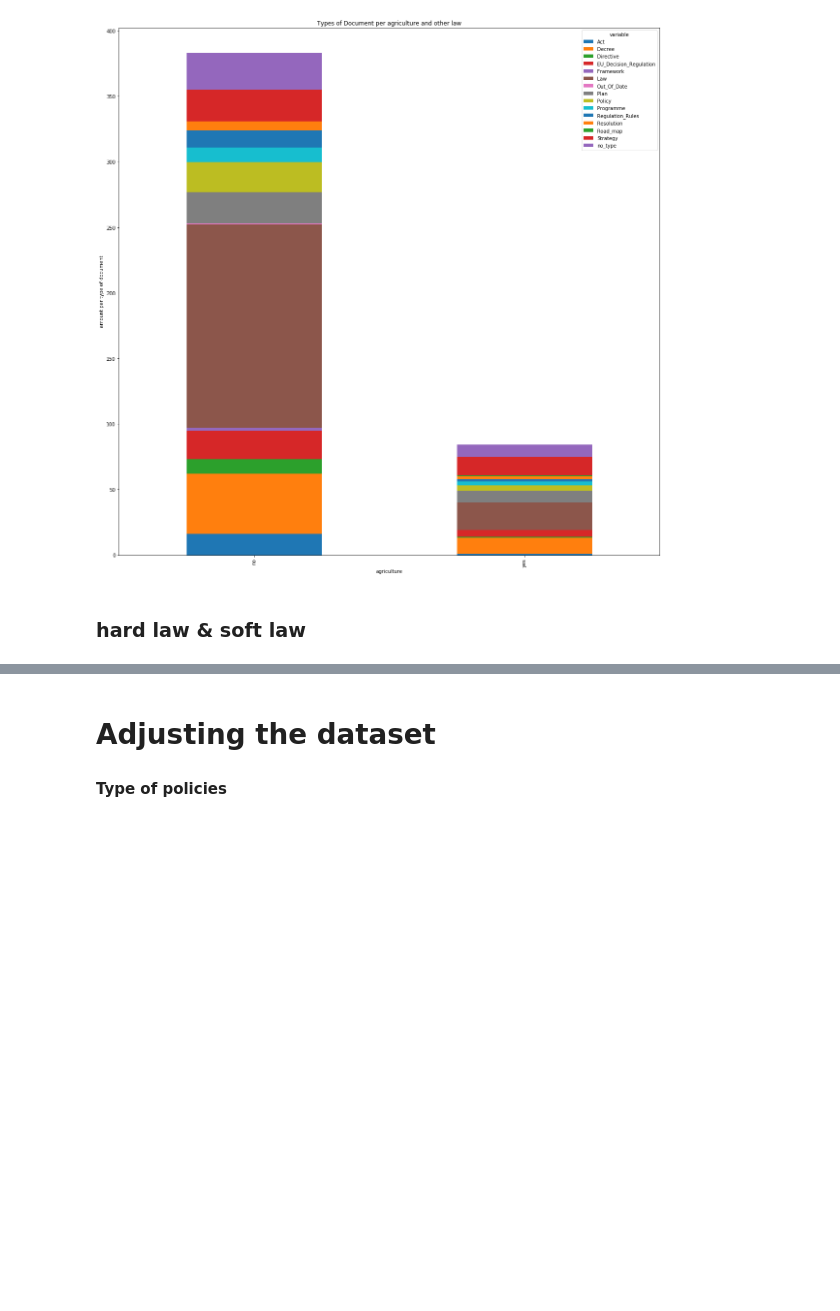
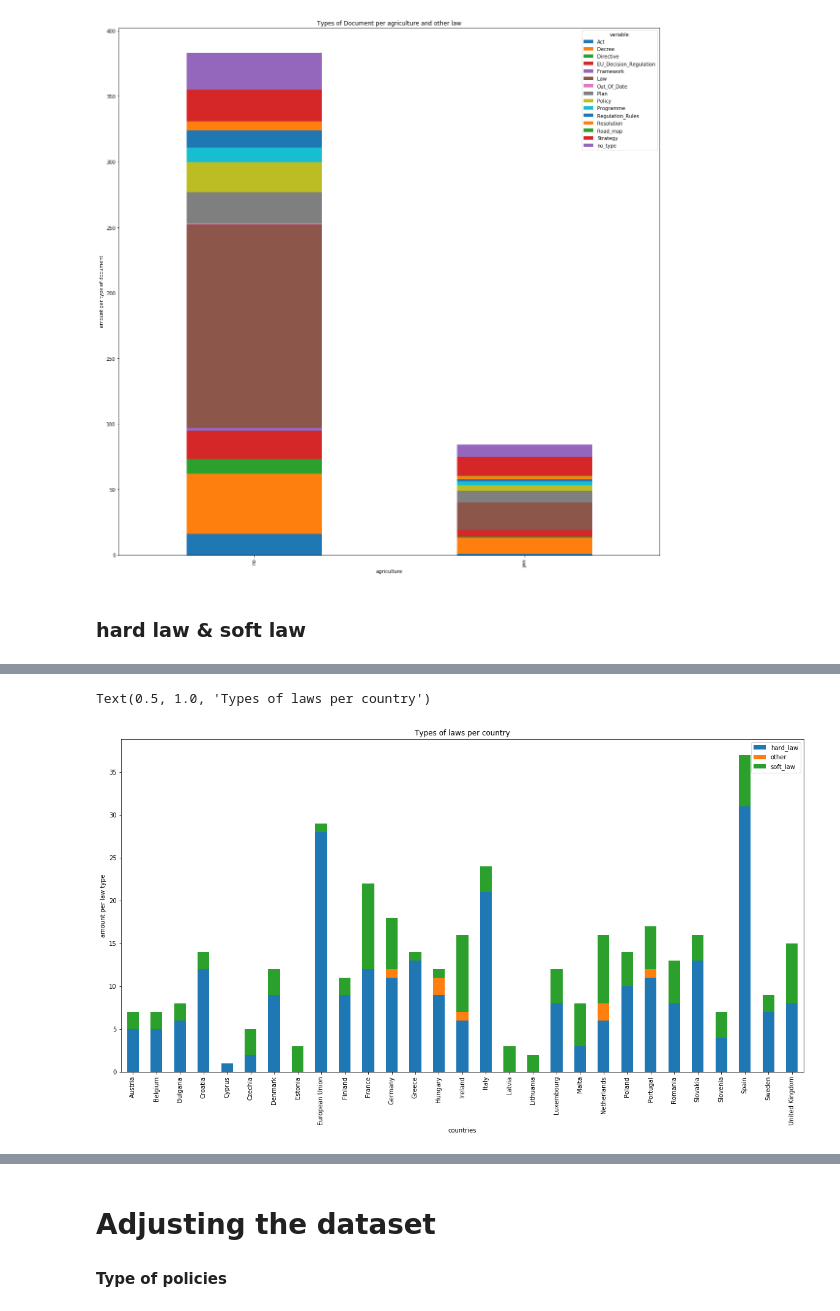
Before and after one commit to pedrohserrano/agritech-policy-data-analysis, a Jupyter notebook: 3) Analysis - Laws and Policies.ipynb, the cells around one changed output, grey strips where cells are left out. Drawn from its saved outputs; the diff is of its cells as text; code cells hidden in the pictures; blank space fills up the shorter version.

```diff
--- a/3) Analysis - Laws and Policies.ipynb
+++ b/3) Analysis - Laws and Policies.ipynb
@@ -347,0 +361,16 @@ test_data.head(100)
+# %%
+import matplotlib.ticker as mtick
+import matplotlib.pyplot as plt
+import pandas as pd
+from pylab import rcParams
+
+rcParams['figure.figsize'] = 20, 10 # changes the dimensions of the plot (width, height)
+
+laws_and_policies.groupby(['Geography','law_types']).size().unstack().plot(kind='bar',stacked=True)
+plt.xlabel('countries')
+plt.ylabel('amount per law type')
+L=plt.legend()
+plt.title('Types of laws per country')
+# %% [output]
+Text(0.5, 1.0, 'Types of laws per country')
+[figure, added]
```
Also changed, not shown: parts of 20 cells of this notebook, 1 other file.
